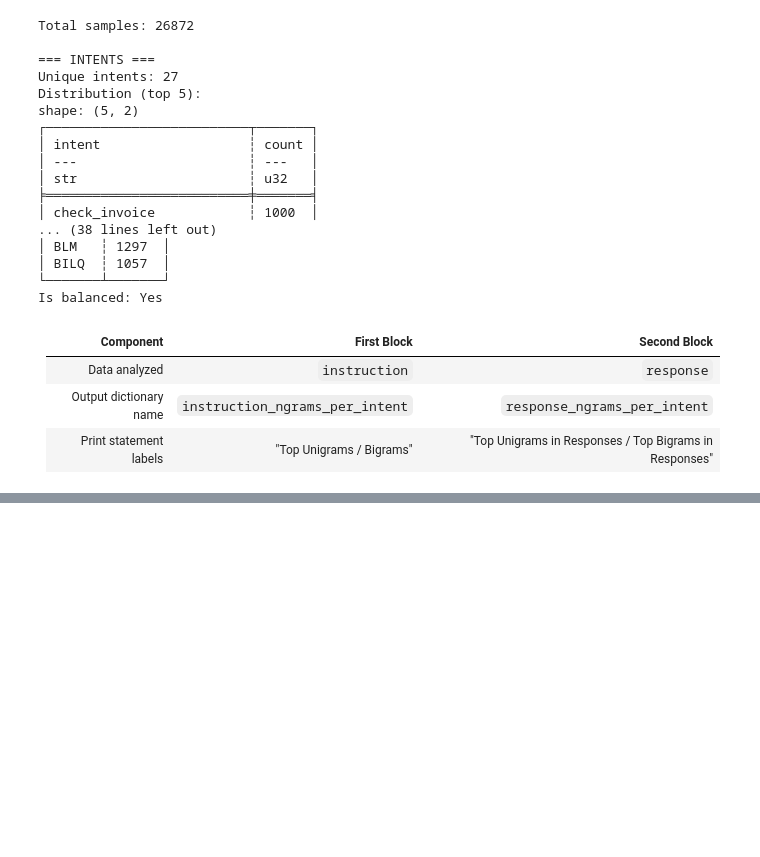
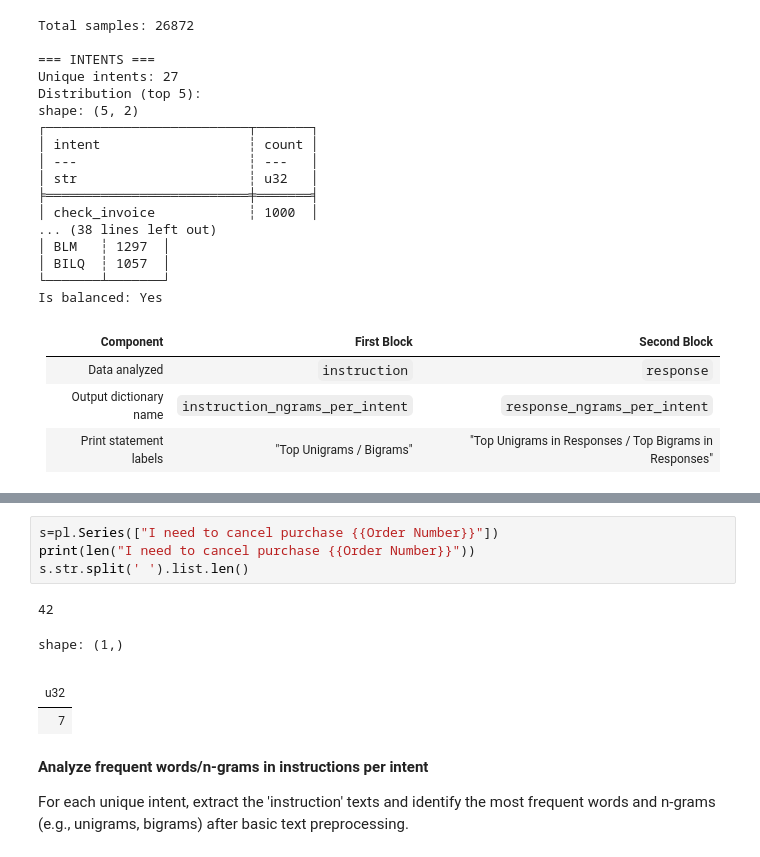
Before and after one commit to Z-ingdotnet/Customer_Support_Polars, a Jupyter notebook: CS_text_ana_polars.ipynb, the cells around one changed output, grey strips where cells are left out. Saved outputs shown, nothing was run; the diff lists cells and outputs as text; blank space fills up the shorter version.

Commit message:
n-gram

```diff
--- a/CS_text_ana_polars.ipynb
+++ b/CS_text_ana_polars.ipynb
@@ -134,0 +313,14 @@ Is balanced: Yes
+# %%
+s=pl.Series(["I need to cancel purchase {{Order Number}}"])
+print(len("I need to cancel purchase {{Order Number}}"))
+s.str.split(' ').list.len()
+# %% [output]
+42
+shape: (1,)
+|  |
+| u32 |
+| 7 |
+# %% [markdown]
+**Analyze frequent words/n-grams in instructions per intent**
+
+For each unique intent, extract the 'instruction' texts and identify the most frequent words and n-grams (e.g., unigrams, bigrams) after basic text preprocessing.
```
Also changed, not shown: parts of 11 cells of this notebook.
